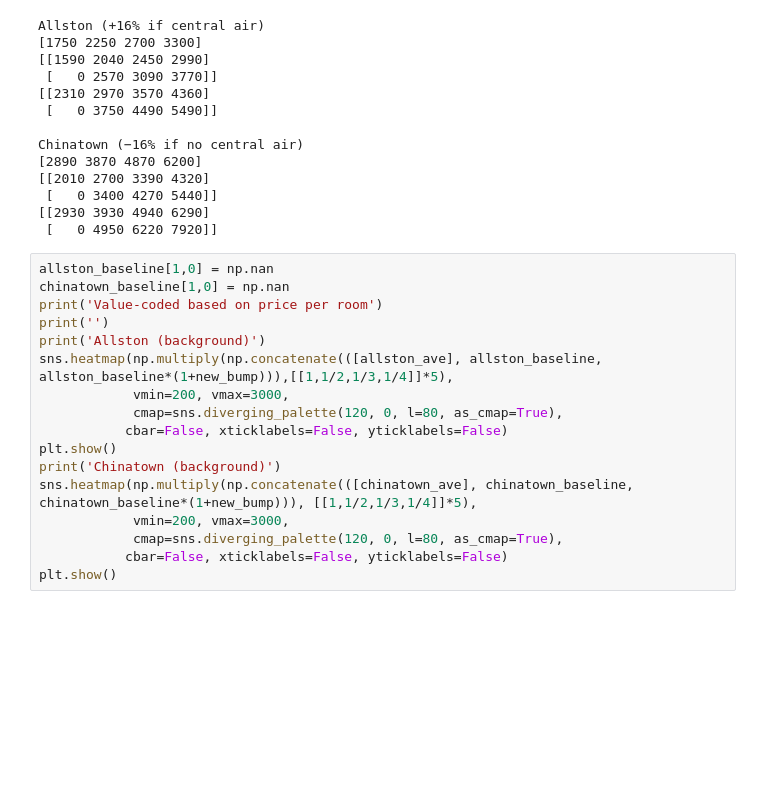
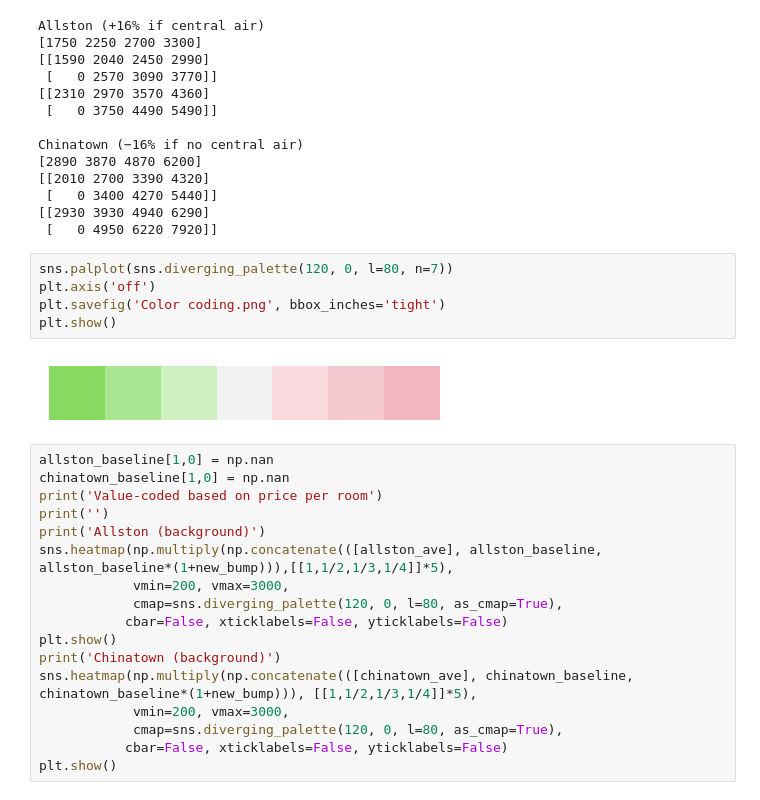
Before and after one commit to weizhongg/Boston-rental-prices-CS-506-project, a Jupyter notebook: Wei Zhong.ipynb, the cells around one changed output. Drawn from its saved outputs; the diff is of its cells as text; blank space fills up the shorter version.

```diff
--- a/Wei Zhong.ipynb
+++ b/Wei Zhong.ipynb
@@ -364,6 +466,13 @@ Chinatown (−16% if no central air)
  [   0 3400 4270 5440]]
 [[2930 3930 4940 6290]
  [   0 4950 6220 7920]]
+# %%
+sns.palplot(sns.diverging_palette(120, 0, l=80, n=7))
+plt.axis('off')
+plt.savefig('Color coding.png', bbox_inches='tight')
+plt.show()
+# %% [output]
+[figure, added]
 # %%
 allston_baseline[1,0] = np.nan
 chinatown_baseline[1,0] = np.nan
```
Also changed, not shown: parts of 18 cells of this notebook.
